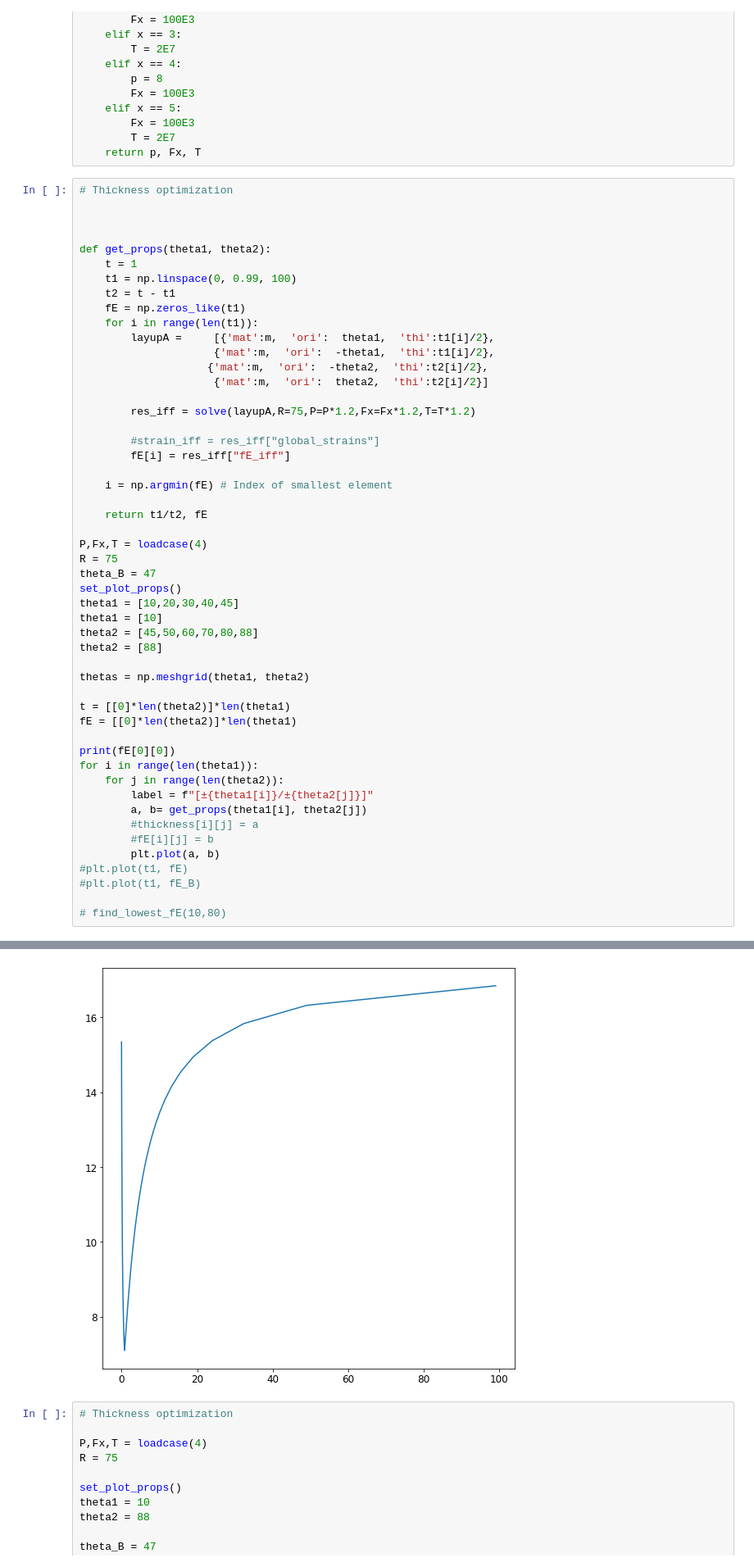
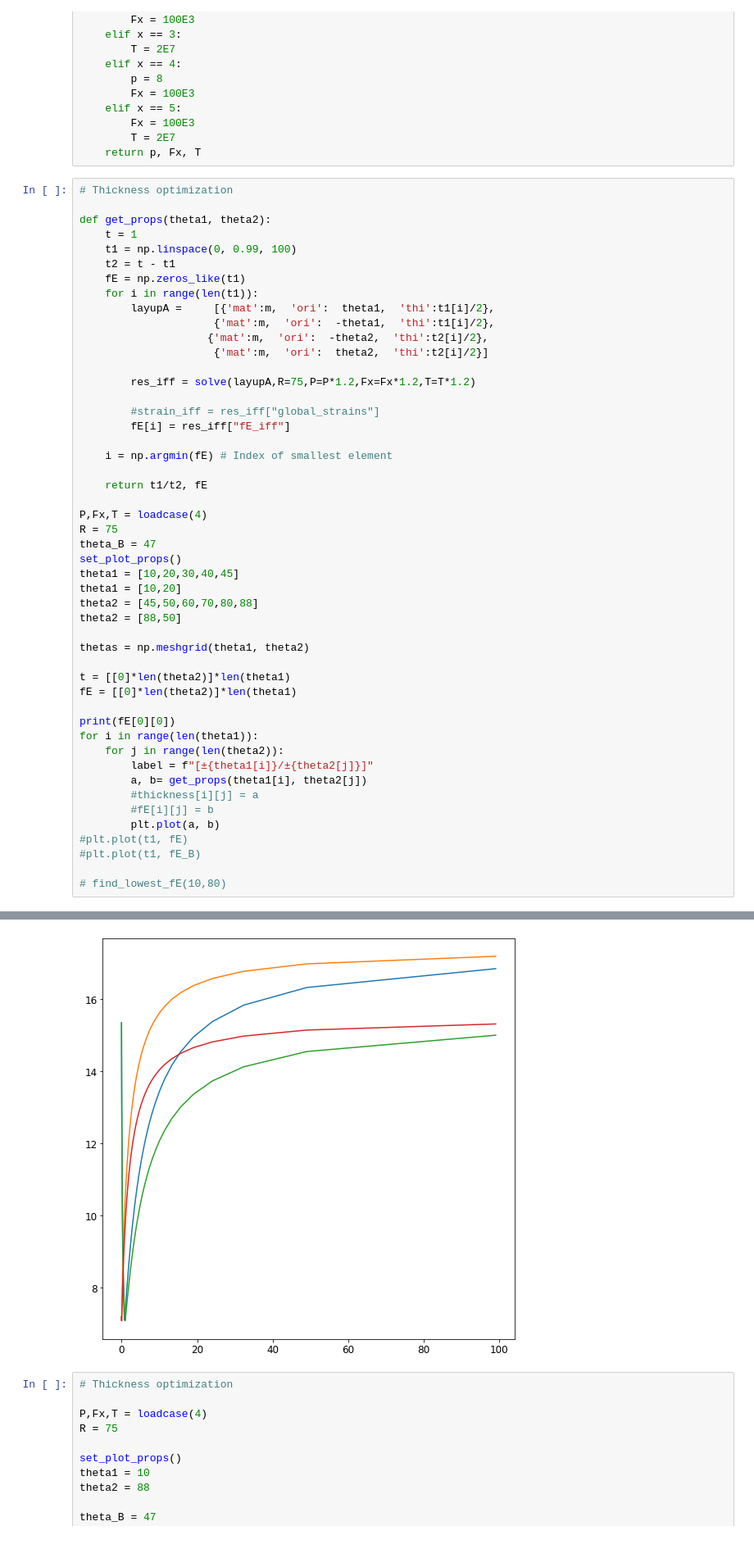
Before and after one commit to alfm778/Plastkompositter, a Jupyter notebook: Optimization testing.ipynb, the cells around one changed output, grey strips where cells are left out. Shown at 82% size. Drawn from its saved outputs; the diff is of its cells as text.

```diff
--- a/Optimization testing.ipynb
+++ b/Optimization testing.ipynb
@@ -211,8 +211,6 @@ def loadcase(x):
     return p, Fx, T
 # %%
 # Thickness optimization
-
-
 
 def get_props(theta1, theta2):
     t = 1
@@ -233,36 +231,36 @@ def get_props(theta1, theta2):
     i = np.argmin(fE) # Index of smallest element
 
     return t1/t2, fE
 
 P,Fx,T = loadcase(4)
 R = 75
 theta_B = 47
 set_plot_props()
 theta1 = [10,20,30,40,45]
-theta1 = [10]
+theta1 = [10,20]
 theta2 = [45,50,60,70,80,88]
-theta2 = [88]
+theta2 = [88,50]
 
 thetas = np.meshgrid(theta1, theta2)
 
 t = [[0]*len(theta2)]*len(theta1)
 fE = [[0]*len(theta2)]*len(theta1)
 
 print(fE[0][0])
 for i in range(len(theta1)):
     for j in range(len(theta2)):
         label = f"[±{theta1[i]}/±{theta2[j]}]"
         a, b= get_props(theta1[i], theta2[j])
         #thickness[i][j] = a
         #fE[i][j] = b
         plt.plot(a, b)
 #plt.plot(t1, fE)
 #plt.plot(t1, fE_B)
 
 # find_lowest_fE(10,80)
 # %% [output]
 0
-[figure, old version]
+[figure, new version]
 # %%
 # Thickness optimization
 
```
Also changed, not shown: parts of 2 cells of this notebook, 1 other file.
